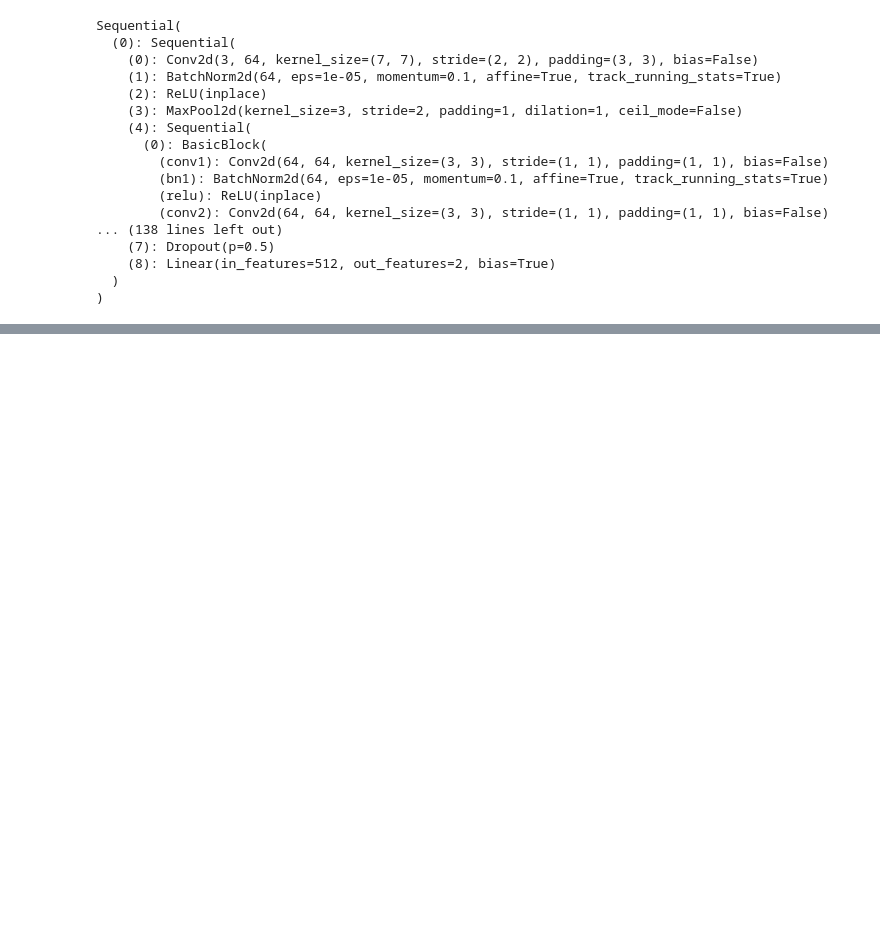
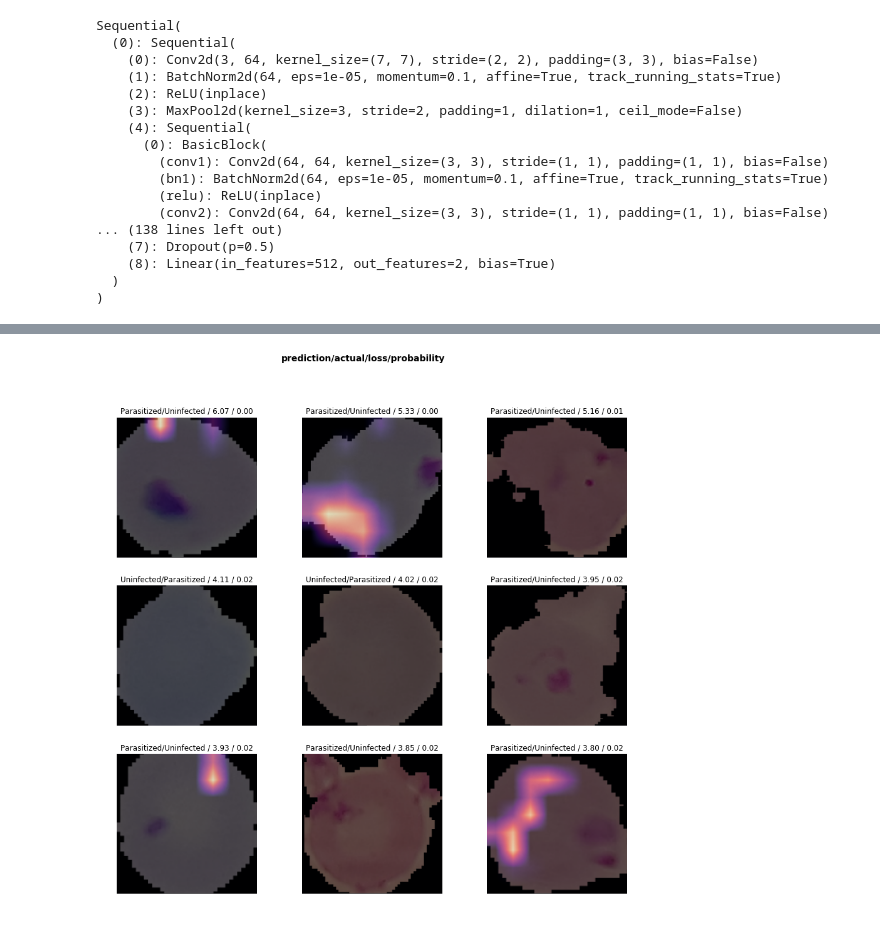
Before and after one commit to RaymondDashWu/Malaria-Detection, a Jupyter notebook: Malaria Detection.ipynb, the cells around one changed output, grey strips where cells are left out. Cells and saved outputs as stored; diff of their text form; code cells hidden in the pictures; blank space fills up the shorter version.

```diff
--- a/Malaria Detection.ipynb
+++ b/Malaria Detection.ipynb
@@ -144,0 +171,6 @@ learn.fit_one_cycle(4)
+# %%
+# Note: these are images that are in the top_losses section. Model was not sure what these were
+# TODO: Ask someone with biology background to predict these
+interp.plot_top_losses(9, figsize=(15,14))
+# %% [output]
+[figure, added]
```
Also changed, not shown: parts of 30 cells of this notebook.
